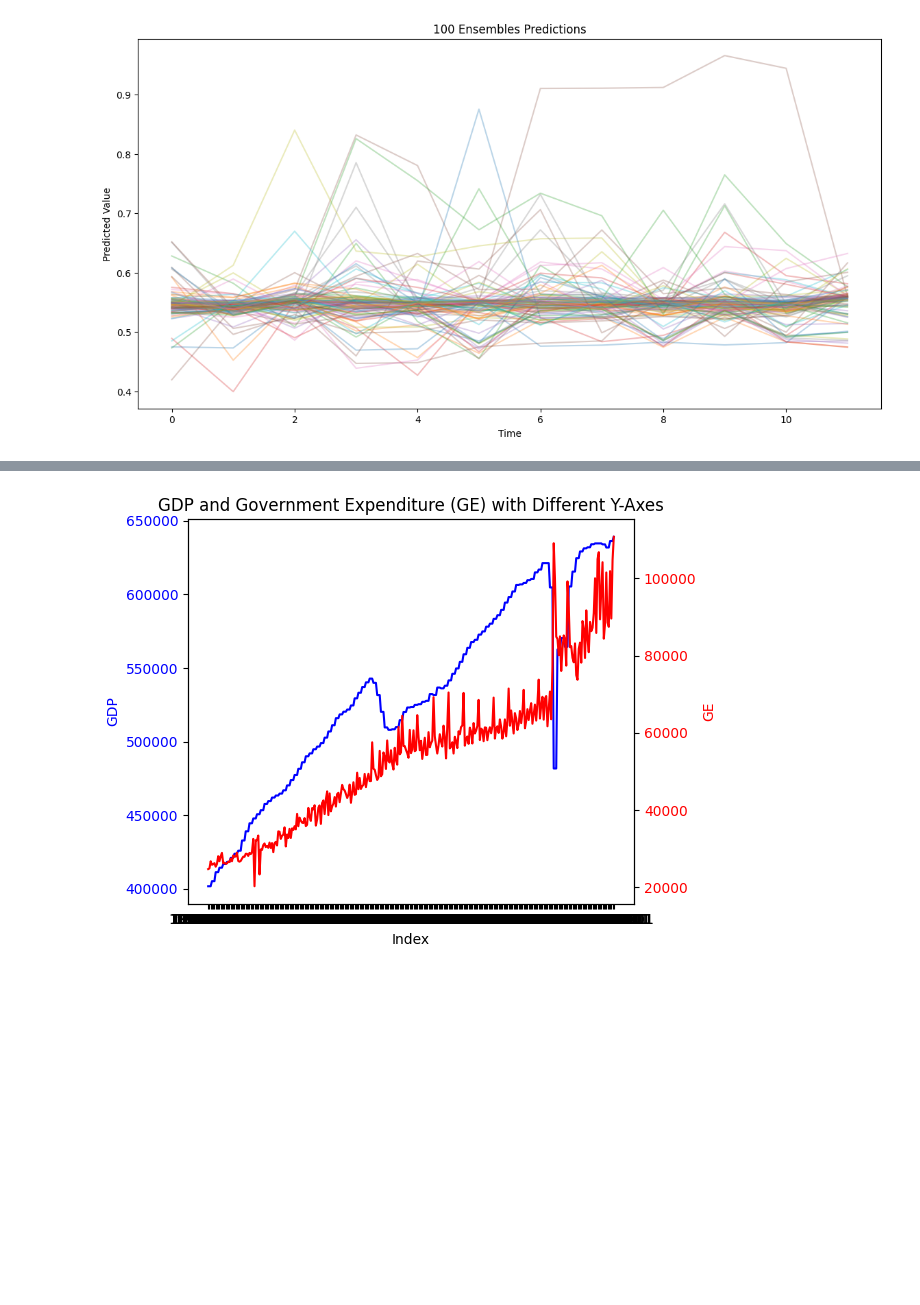
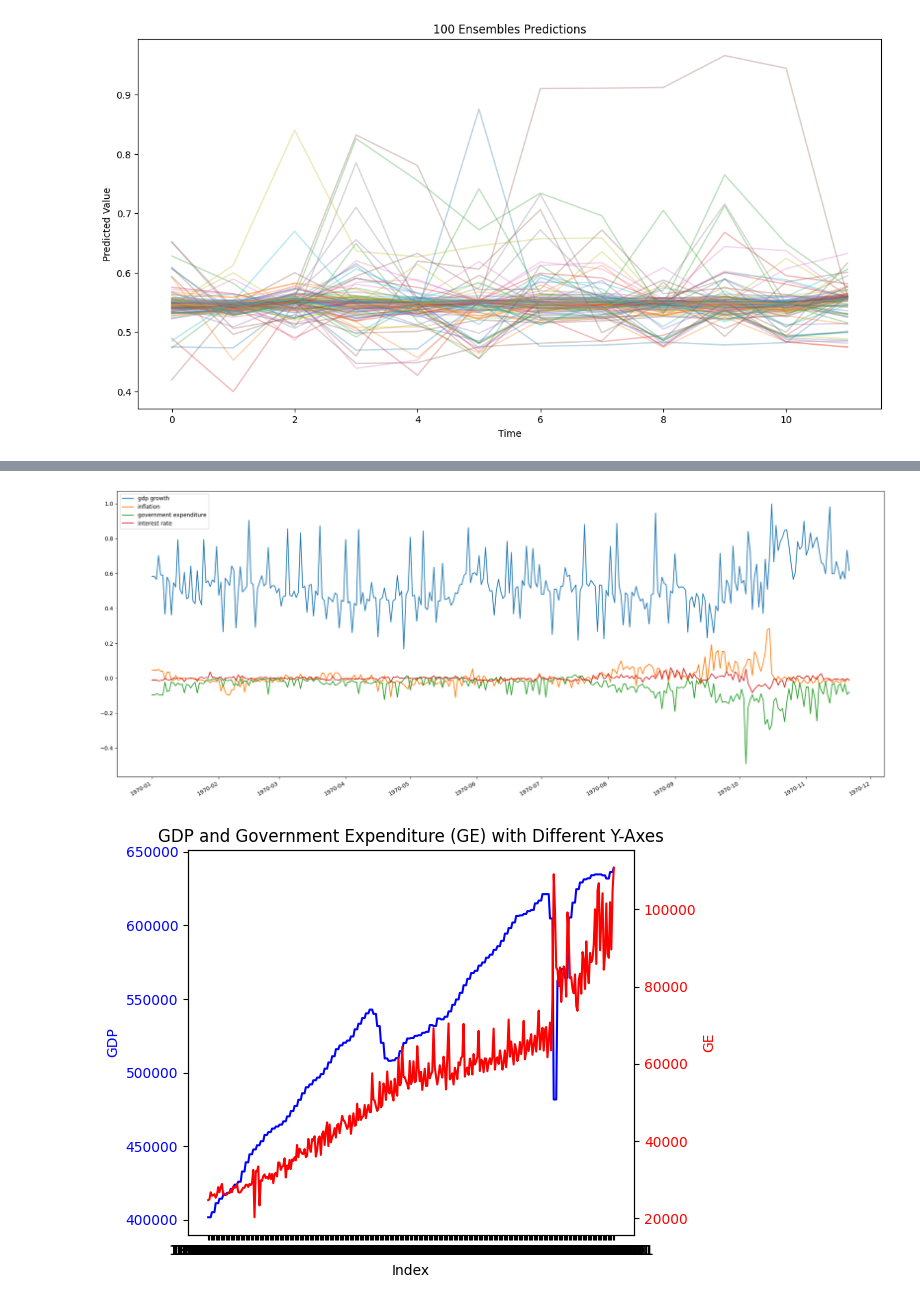
Before and after one commit to pgerbino/macroeconomic-random-forest, a Jupyter notebook: example.ipynb, the cells around one changed output, grey strips where cells are left out. Saved outputs shown, nothing was run; the diff lists cells and outputs as text; code cells hidden in the pictures; blank space fills up the shorter version.

```diff
--- a/example.ipynb
+++ b/example.ipynb
@@ -220,0 +230,17 @@ Warning: those bands may have missing values or be innacurate if B is low and su
+# %%
+import matplotlib.dates as mdates
+
+example_beta_output = pd.DataFrame(MRF_output['betas'][:,0:4], columns=['gdp growth', 'inflation', 'government expenditure', 'interest rate'])
+orgin = pd.read_csv('csvs/final_dataset.csv', index_col=0)
+example_beta_output.index = orgin.index[:len(example_beta_output)]
+# Set the x-axis to display dates with a monthly frequency
+# example_beta_output.index = pd.to_datetime(example_beta_output.index)
+fig, ax = plt.subplots()
+example_beta_output.plot(ax=ax)
+ax.xaxis.set_major_locator(mdates.MonthLocator())
+ax.xaxis.set_major_formatter(mdates.DateFormatter('%Y-%m'))
+fig.autofmt_xdate()
+plt.tight_layout()
+plt.show()
+# %% [output]
+[figure, added]
```
Also changed, not shown: parts of 6 cells of this notebook, 3 other files.
